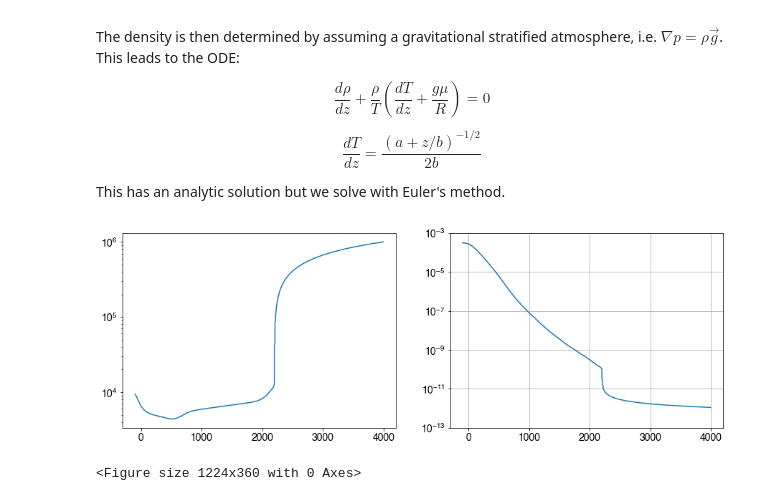
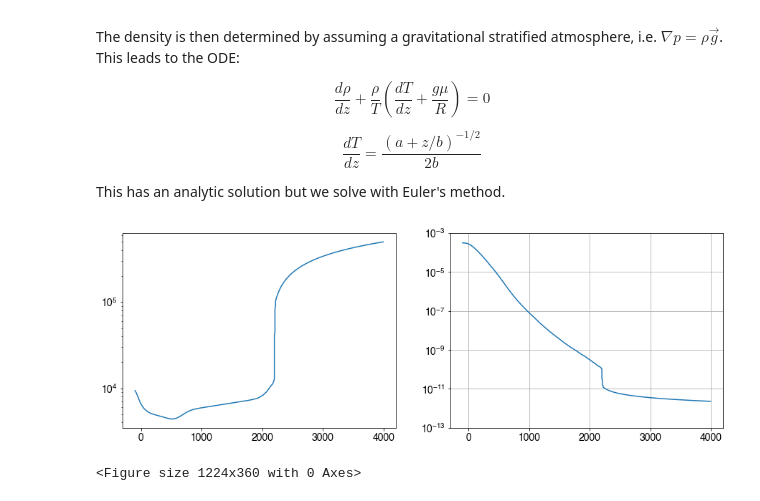
Before and after one commit to Richardjmorton/FAL_models, a Jupyter notebook: Atmospheric_plots.ipynb, the cells around one changed output. Drawn from its saved outputs; the diff is of its cells as text; code cells hidden in the pictures.

```diff
--- a/Atmospheric_plots.ipynb
+++ b/Atmospheric_plots.ipynb
@@ -96,7 +96,7 @@ This has an analytic solution but we solve with Euler's method.
 # Add corona
 
 # Initial conditions
-T_cor = 1e6 # K
+T_cor = 0.5e6 # K
 z_cor = 4000 # km
 
 z_step = 5 # step size
@@ -121,34 +121,34 @@ test_depth = np.concatenate((depth_cor[::-1], df["Depth"].values))
 
 plt.figure(figsize=(15,5))
 plt.subplot(121)
 plt.plot(test_depth, test_profile)
 plt.yscale('log')
 
 # density from gravitational stratifiction
 rho_cor = []
 for i, z_c in enumerate(depth_cor.tolist()):
     if i == 0:
         rho_n = df['rho'][0]
     else:
         rho_n = rho_cor[-1]
     f = (a+1/b*z_c)**-0.5/2/b+(g_sun*mu/R).value
     rho_cor.append(rho_n-z_step*rho_n*f/coronal_T_prof[i])
 
 test_rho_profile = np.concatenate((np.array(rho_cor)[::-1], df["rho"].values))
 plt.subplot(122)
 plt.plot(test_depth, test_rho_profile)
 plt.yscale('log')
 plt.ylim(1e-13,1e-3)
 plt.grid()
 
 d = {'Temp.': coronal_T_prof[::-1],
      'Depth': depth_cor[::-1],
       'rho': np.array(rho_cor)[::-1]}
 df2 = pd.DataFrame(d)
 
 df = pd.concat([df2, df], ignore_index=True).fillna(0)
 # %% [output]
-[figure, old version]
+[figure, new version]
 # %%
 plt.figure(figsize=(17,5))
 fig, ax1 =plt.subplots()
```
Also changed, not shown: parts of 1 cell of this notebook, 3 other files.
